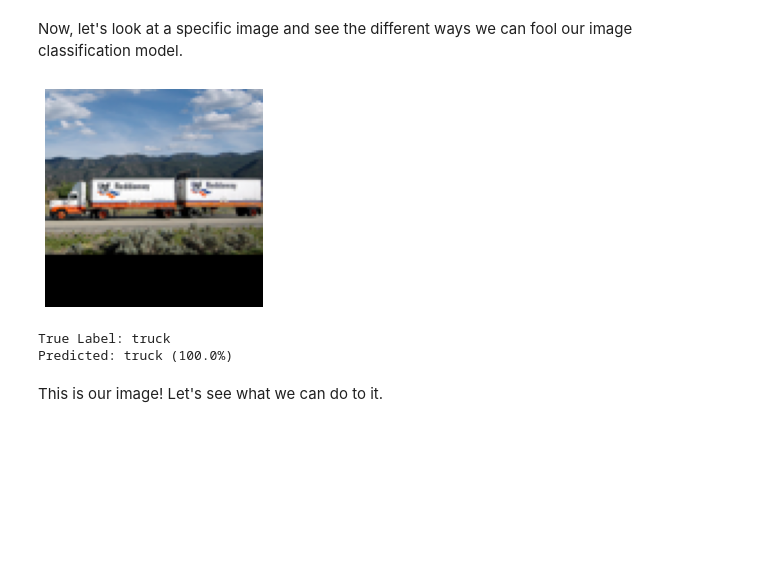
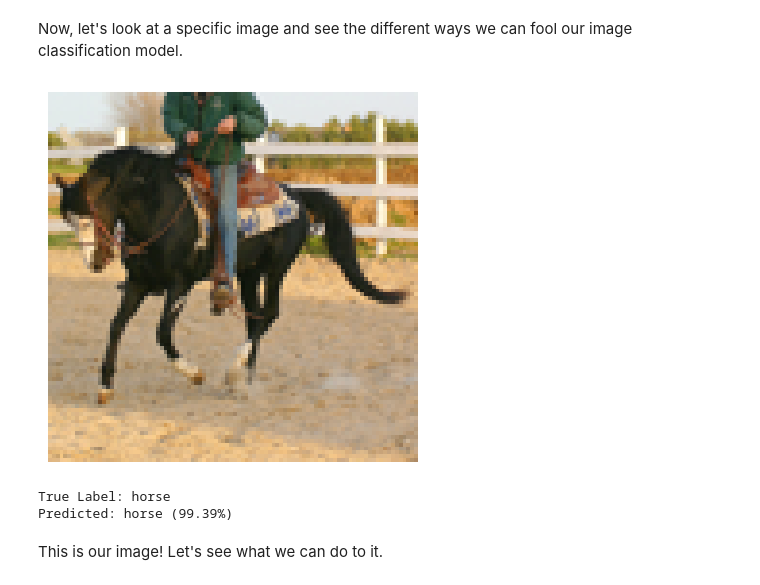
Before and after one commit to weisben/adversarial-examples, a Jupyter notebook: Adv_Input_STL.ipynb, the cells around one changed output. Drawn from its saved outputs; the diff is of its cells as text; code cells hidden in the pictures; blank space fills up the shorter version.

```diff
--- a/Adv_Input_STL.ipynb
+++ b/Adv_Input_STL.ipynb
@@ -72,7 +76,7 @@ optimizer = optim.Adam(model.parameters(), lr=0.001)
 save_loss = {'train':[], 'test':[]}
 save_acc = {'train':[], 'test':[]}
 
-num_epochs = 10
+num_epochs = 5
 # %%
 # Training loop from demo 5
 for epoch in range(num_epochs):
@@ -142,12 +140,12 @@ After just 10 epochs, the model already has very high accuracy (98% in my run).
 # %% [markdown]
 Now, let's look at a specific image and see the different ways we can fool our image classification model.
 # %%
-images, labels = next(iter(dataloaders['train']))
+images, labels = next(iter(dataloaders['test']))
 # %%
 # Change i to select a different item from the batch
 i = 0
-img = images[i].unsqueeze(0)
-lab = labels[i]
+image = images[i].unsqueeze(0)
+label = labels[i]
 # %%
 # Transform to unnormalize images
 # from https://discuss.pytorch.org/t/simple-way-to-inverse-transform-normalization/4821/3
@@ -157,10 +155,14 @@ unNorm = transforms.Compose([ transforms.Normalize(mean = [ 0., 0., 0. ],
                                                      std = [ 1., 1., 1. ]),
                                ])
 # %%
-# Original code
-# Takes an image (1xCXHXW) and a label (tensor)
-# Shows the image and its label and what the model predicts it as
 def quick_classify(model, X, y):
+  """Displays and image and how it is classified
+  Parameters
+  ----------
+    model: image classification model
+    X: image to be classified
+    y: true label
+  """
   display = np.transpose(unNorm(X.squeeze()), (1,2,0)) # UnNormalize and Transpose image for display using plt
   name = LABEL_TO_NAME[y.numpy().item()]
   plt.imshow(display, cmap="gray")
@@ -176,10 +178,10 @@ def quick_classify(model, X, y):
   pred_prob = round(100 * torch.max(F.softmax(output, dim=1)).detach().numpy().item(), 2)
   print(f"Predicted: {pred_name} ({pred_prob}%)")
 # %%
-quick_classify(model, img, lab)
+quick_classify(model, image, label)
 # %% [output]
-[figure, old version]
+[figure, new version]
-True Label: truck
-Predicted: truck (100.0%)
+True Label: horse
+Predicted: horse (99.39%)
 # %% [markdown]
 This is our image! Let's see what we can do to it.
```
Also changed, not shown: parts of 54 cells of this notebook.
